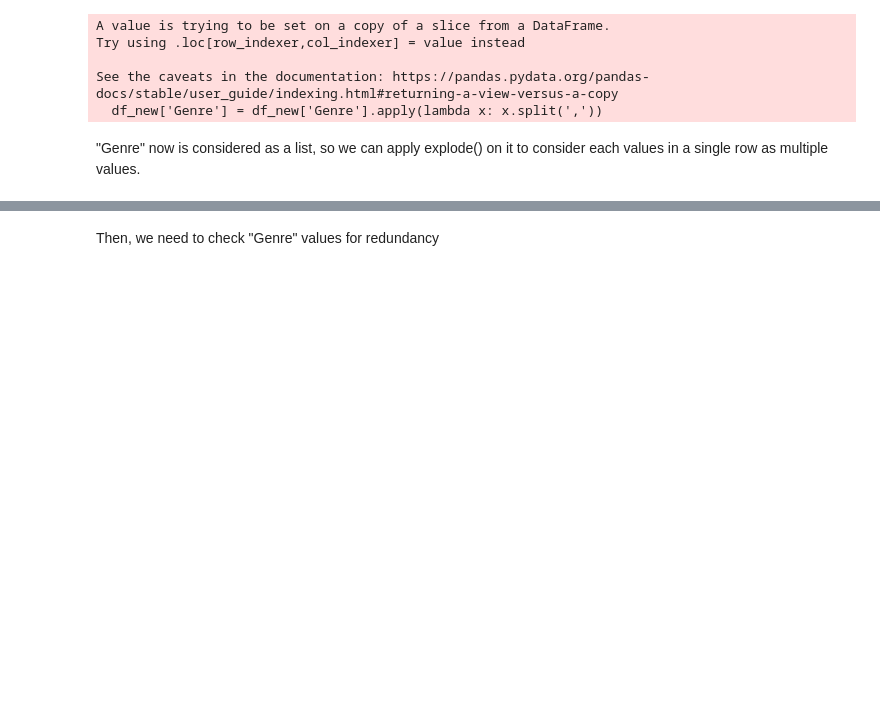
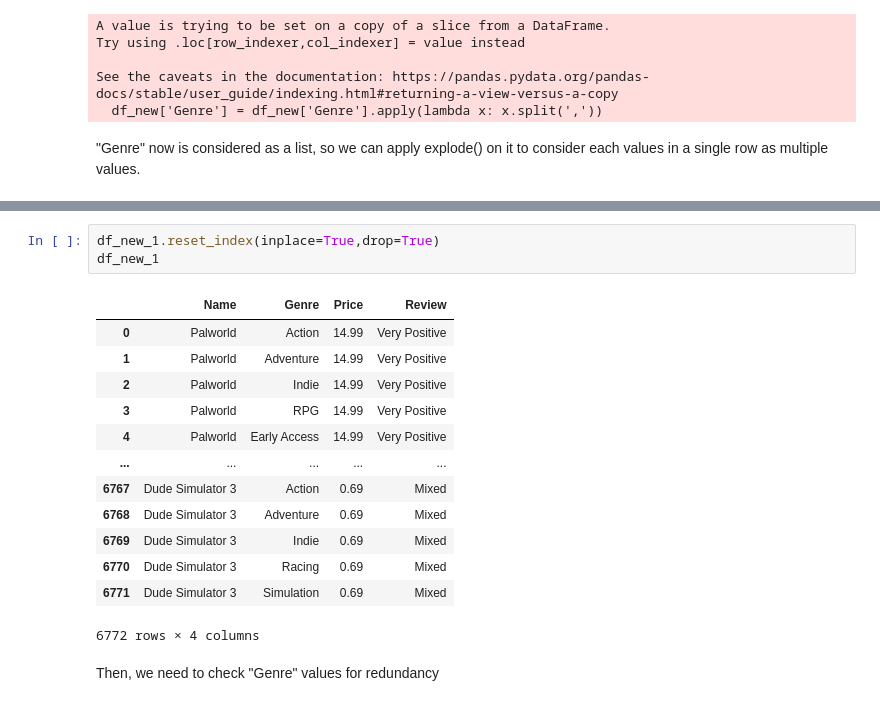
Before and after one commit to M-Masry4122/DEP-Project, a Jupyter notebook: Steam_Data_Cleaning_all.ipynb, the cells around one changed output, grey strips where cells are left out. Saved outputs shown, nothing was run; the diff lists cells and outputs as text; blank space fills up the shorter version.

```diff
--- a/Steam_Data_Cleaning_all.ipynb
+++ b/Steam_Data_Cleaning_all.ipynb
@@ -431,3 +462,20 @@ df_new_1
+# %%
+df_new_1.reset_index(inplace=True,drop=True)
+df_new_1
+# %% [output]
+|  | Name | Genre | Price | Review |
+| 0 | Palworld | Action | 14.99 | Very Positive |
+| 1 | Palworld | Adventure | 14.99 | Very Positive |
+| 2 | Palworld | Indie | 14.99 | Very Positive |
+| 3 | Palworld | RPG | 14.99 | Very Positive |
+| 4 | Palworld | Early Access | 14.99 | Very Positive |
+| ... | ... | ... | ... | ... |
+| 6767 | Dude Simulator 3 | Action | 0.69 | Mixed |
+| 6768 | Dude Simulator 3 | Adventure | 0.69 | Mixed |
+| 6769 | Dude Simulator 3 | Indie | 0.69 | Mixed |
+| 6770 | Dude Simulator 3 | Racing | 0.69 | Mixed |
+| 6771 | Dude Simulator 3 | Simulation | 0.69 | Mixed |
+6772 rows × 4 columns
 # %% [markdown]
 Then, we need to check "Genre" values for redundancy
 # %%
```
Also changed, not shown: parts of 37 cells of this notebook, 3 other files.
